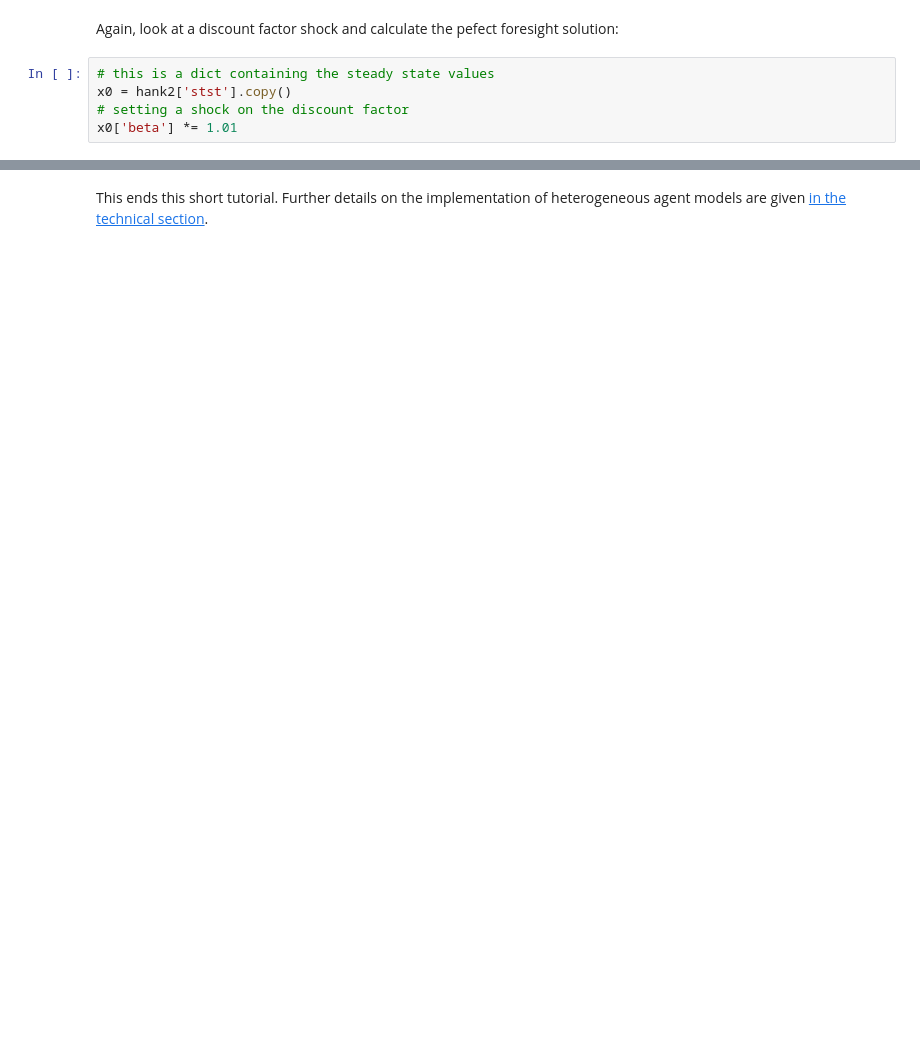
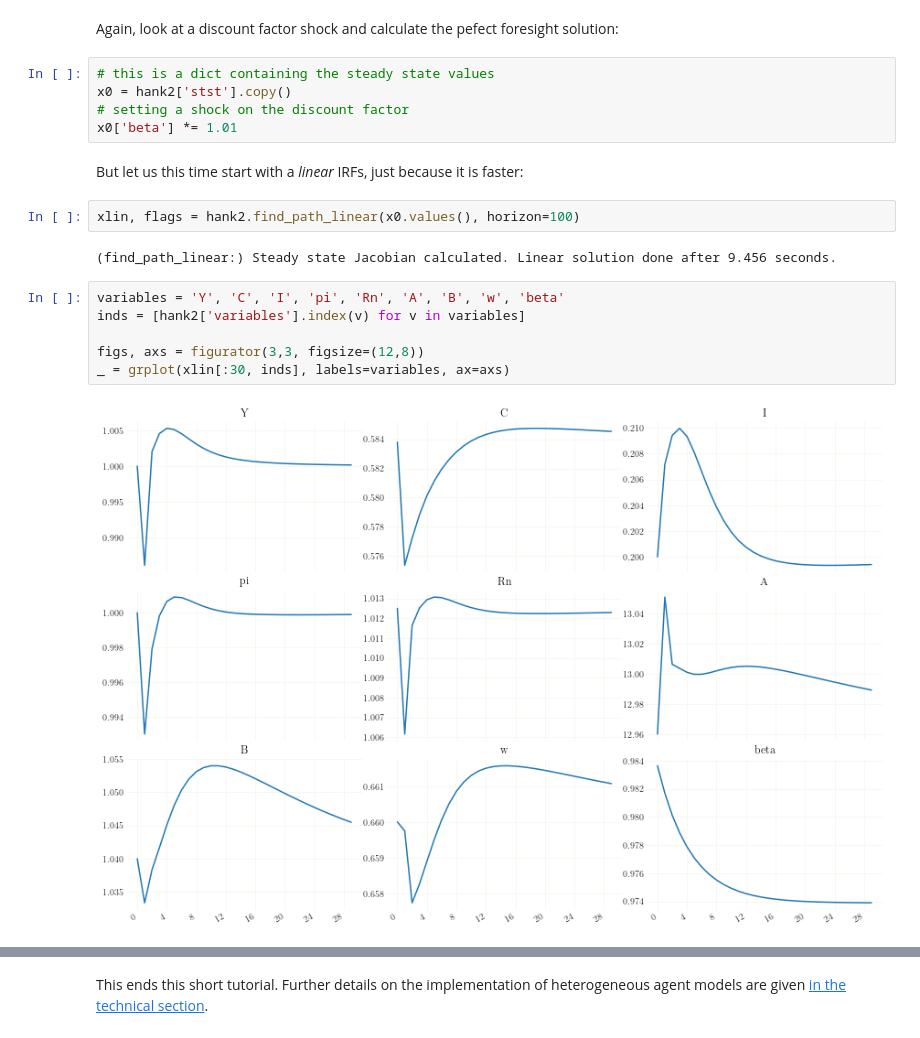
Before and after one commit to gboehl/econpizza, a Jupyter notebook: docs/tutorial.ipynb, the cells around one changed output, grey strips where cells are left out. Saved outputs shown, nothing was run; the diff lists cells and outputs as text; blank space fills up the shorter version.

```diff
--- a/docs/tutorial.ipynb
+++ b/docs/tutorial.ipynb
@@ -277,3 +277,17 @@ Again, look at a discount factor shock and calculate the pefect foresight soluti
 x0 = hank2['stst'].copy()
 # setting a shock on the discount factor
 x0['beta'] *= 1.01
+# %% [markdown]
+But let us this time start with a *linear* IRFs, just because it is faster:
+# %%
+xlin, flags = hank2.find_path_linear(x0.values(), horizon=100)
+# %% [output]
+(find_path_linear:) Steady state Jacobian calculated. Linear solution done after 9.456 seconds.
+# %%
+variables = 'Y', 'C', 'I', 'pi', 'Rn', 'A', 'B', 'w', 'beta'
+inds = [hank2['variables'].index(v) for v in variables]
+
+figs, axs = figurator(3,3, figsize=(12,8))
+_ = grplot(xlin[:30, inds], labels=variables, ax=axs)
+# %% [output]
+[figure, added]
```
Also changed, not shown: parts of 10 cells of this notebook, 11 other files.
